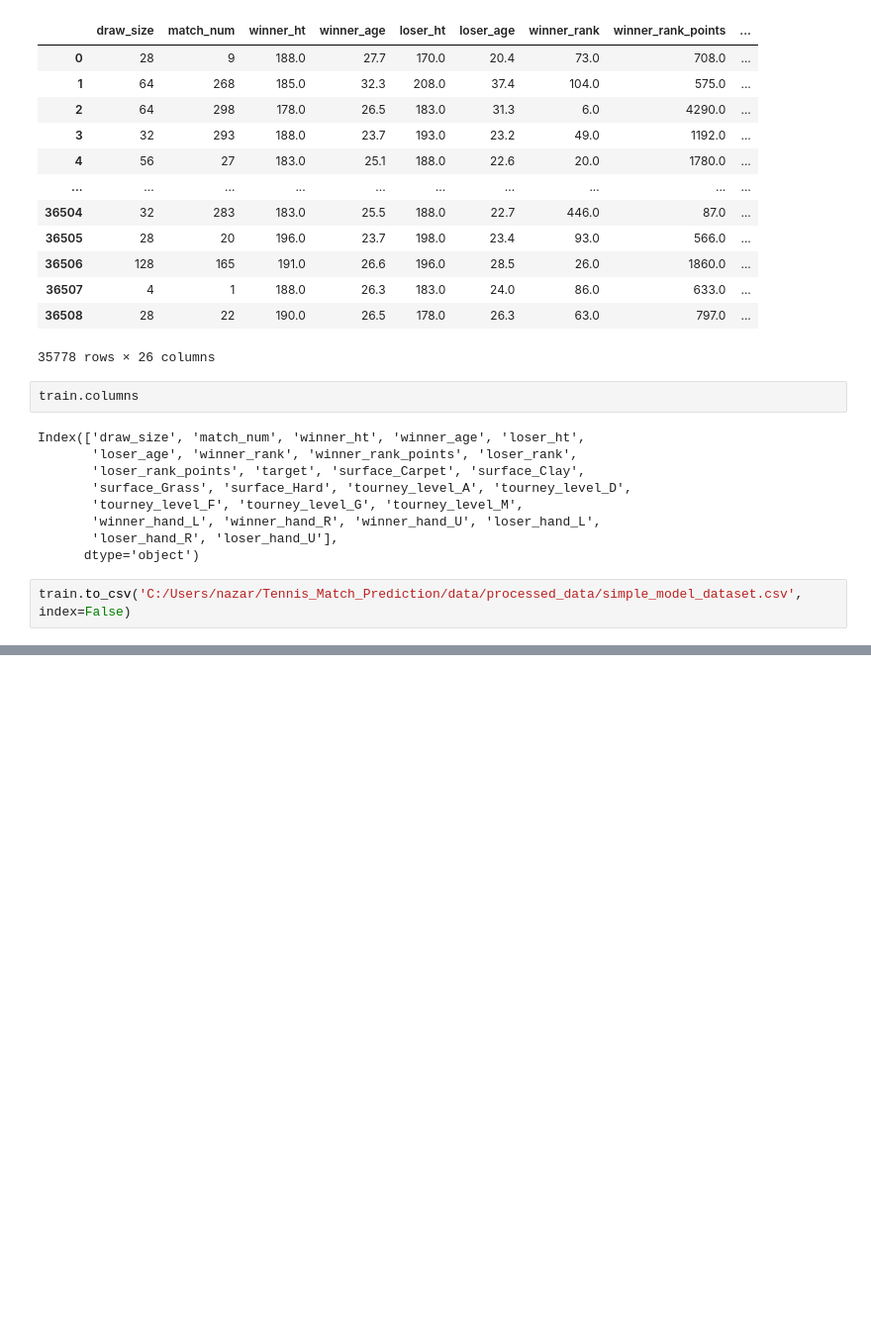
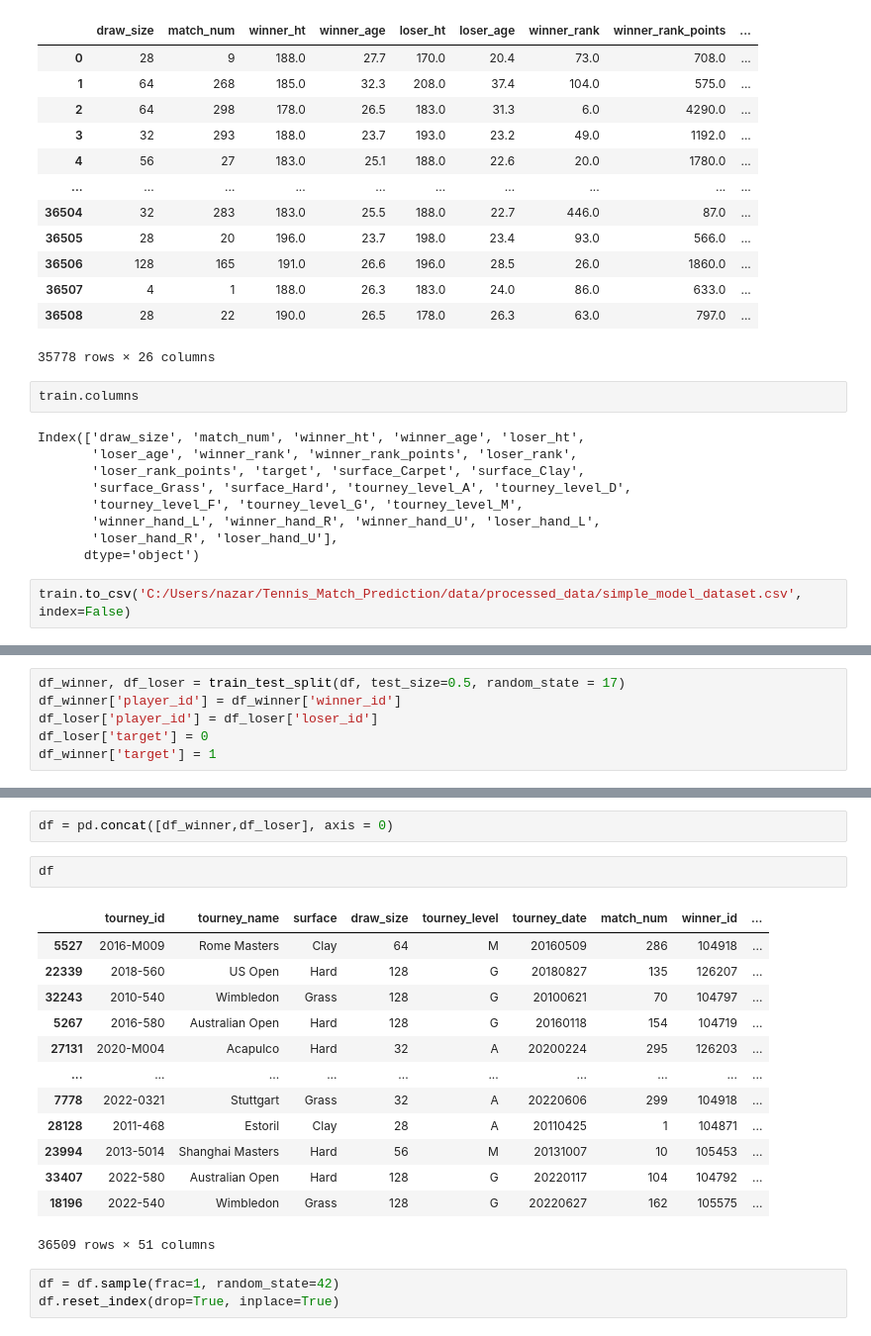
Before and after one commit to NazarPolishchuk7/Tennis_Match_Prediction, a Jupyter notebook: notebooks/data_preprocessing.ipynb, the cells around one changed output, grey strips where cells are left out. Shown at 99% size. Saved outputs shown, nothing was run; the diff lists cells and outputs as text; blank space fills up the shorter version.

```diff
--- a/notebooks/data_preprocessing.ipynb
+++ b/notebooks/data_preprocessing.ipynb
@@ -669,0 +678,6 @@ train.to_csv('C:/Users/nazar/Tennis_Match_Prediction/data/processed_data/simple_
+# %%
+df_winner, df_loser = train_test_split(df, test_size=0.5, random_state = 17)
+df_winner['player_id'] = df_winner['winner_id']
+df_loser['player_id'] = df_loser['loser_id']
+df_loser['target'] = 0
+df_winner['target'] = 1
@@ -669,0 +716,21 @@ train.to_csv('C:/Users/nazar/Tennis_Match_Prediction/data/processed_data/simple_
+# %%
+df = pd.concat([df_winner,df_loser], axis = 0)
+# %%
+df
+# %% [output]
+|  | tourney_id | tourney_name | surface | draw_size | tourney_level | tourney_date | match_num | winner_id | ... |
+| 5527 | 2016-M009 | Rome Masters | Clay | 64 | M | 20160509 | 286 | 104918 | ... |
+| 22339 | 2018-560 | US Open | Hard | 128 | G | 20180827 | 135 | 126207 | ... |
+| 32243 | 2010-540 | Wimbledon | Grass | 128 | G | 20100621 | 70 | 104797 | ... |
+| 5267 | 2016-580 | Australian Open | Hard | 128 | G | 20160118 | 154 | 104719 | ... |
+| 27131 | 2020-M004 | Acapulco | Hard | 32 | A | 20200224 | 295 | 126203 | ... |
+| ... | ... | ... | ... | ... | ... | ... | ... | ... | ... |
+| 7778 | 2022-0321 | Stuttgart | Grass | 32 | A | 20220606 | 299 | 104918 | ... |
+| 28128 | 2011-468 | Estoril | Clay | 28 | A | 20110425 | 1 | 104871 | ... |
+| 23994 | 2013-5014 | Shanghai Masters | Hard | 56 | M | 20131007 | 10 | 105453 | ... |
+| 33407 | 2022-580 | Australian Open | Hard | 128 | G | 20220117 | 104 | 104792 | ... |
+| 18196 | 2022-540 | Wimbledon | Grass | 128 | G | 20220627 | 162 | 105575 | ... |
+36509 rows × 51 columns
+# %%
+df = df.sample(frac=1, random_state=42)
+df.reset_index(drop=True, inplace=True)
```
Also changed, not shown: parts of 23 cells of this notebook, 1 other file.
